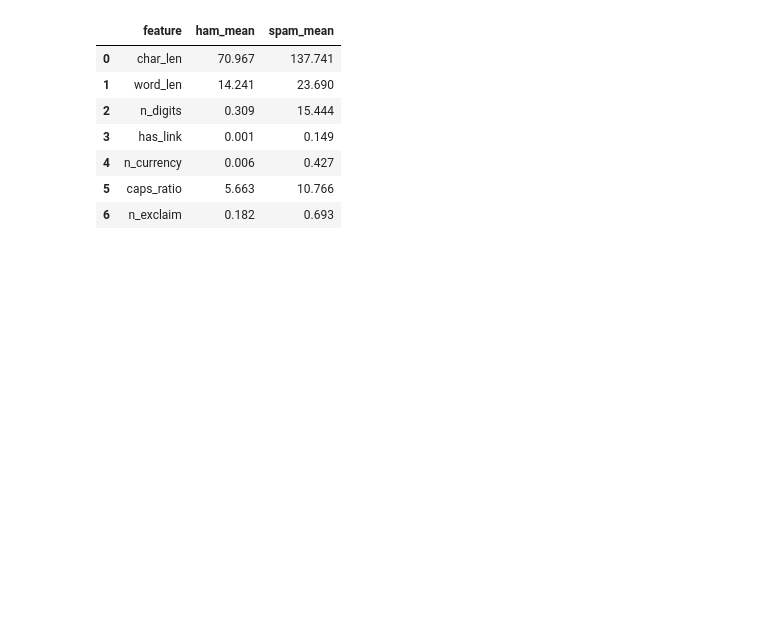
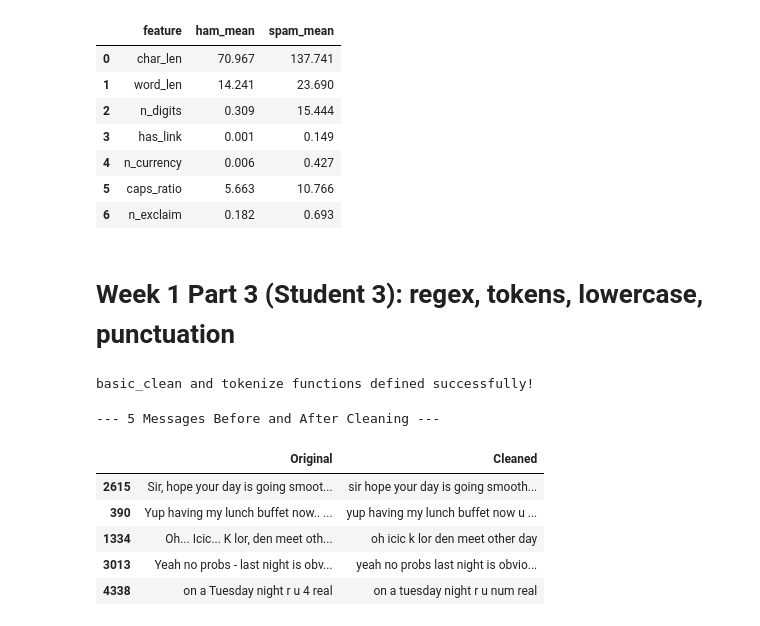
Before and after one commit to zahrss0r/DS483-SMS-Spam-Detection-Project, a Jupyter notebook: DS483_SMS_Spam.ipynb, the cells around one changed output. Saved outputs shown, nothing was run; the diff lists cells and outputs as text; code cells hidden in the pictures; blank space fills up the shorter version.

Commit message:
Week 1 Part 3 (Student 3): regex, tokens, lowercase, punctuation

```diff
--- a/DS483_SMS_Spam.ipynb
+++ b/DS483_SMS_Spam.ipynb
@@ -306,3 +306,68 @@ features_summary
 | 4 | n_currency | 0.006 | 0.427 |
 | 5 | caps_ratio | 5.663 | 10.766 |
 | 6 | n_exclaim | 0.182 | 0.693 |
+# %% [markdown]
+# Week 1 Part 3 (Student 3): regex, tokens, lowercase, punctuation
+# %%
+import re
+
+# Define the basic cleaning function following the exact requested sequence
+
+
+def basic_clean(text):
+  # Convert text to string just in case there are non-string types
+  text = str(text)
+
+  # 1. Lowercase all characters
+  text = text.lower()
+
+  # 2. Remove apostrophes (e.g., can't -> cant)
+  text = text.replace("'", "")
+  text = text.replace("’", "")
+
+  # 3. Replace URLs and web links with the word 'url'
+  text = re.sub(r'http\S+|www\S+', 'url', text)
+
+  # 4. Replace currency symbols (£, $, €) with the word 'money'
+  text = re.sub(r'[£\$€]', 'money', text)
+
+  # 5. Replace any numbers with the word 'num'
+  text = re.sub(r'\d+', 'num', text)
+
+  # 6. Remove all punctuation and symbols, keeping only lowercase a-z and spaces
+  text = re.sub(r'[^a-z\s]', ' ', text)
+
+  # 7. Remove extra whitespace and trim leading/trailing spaces
+  text = re.sub(r'\s+', ' ', text).strip()
+
+  return text
+
+
+# Define the tokenization function using simple split
+def tokenize(text):
+  return text.split()
+
+
+print('basic_clean and tokenize functions defined successfully!')
+# %% [output]
+basic_clean and tokenize functions defined successfully!
+# %%
+# Apply basic_clean to train_df and test_df
+train_df['clean_basic'] = train_df['message'].apply(basic_clean)
+test_df['clean_basic'] = test_df['message'].apply(basic_clean)
+
+# Show 5 messages before and after cleaning
+print('--- 5 Messages Before and After Cleaning ---')
+comparison_df = pd.DataFrame({
+    'Original': train_df['message'].head(5),
+    'Cleaned': train_df['clean_basic'].head(5),
+})
+display(comparison_df)
+# %% [output]
+--- 5 Messages Before and After Cleaning ---
+|  | Original | Cleaned |
+| 2615 | Sir, hope your day is going smoot... | sir hope your day is going smooth... |
+| 390 | Yup having my lunch buffet now.. ... | yup having my lunch buffet now u ... |
+| 1334 | Oh... Icic... K lor, den meet oth... | oh icic k lor den meet other day |
+| 3013 | Yeah no probs - last night is obv... | yeah no probs last night is obvio... |
+| 4338 | on a Tuesday night r u 4 real | on a tuesday night r u num real |
```
Also changed, not shown: parts of 1 cell of this notebook.
